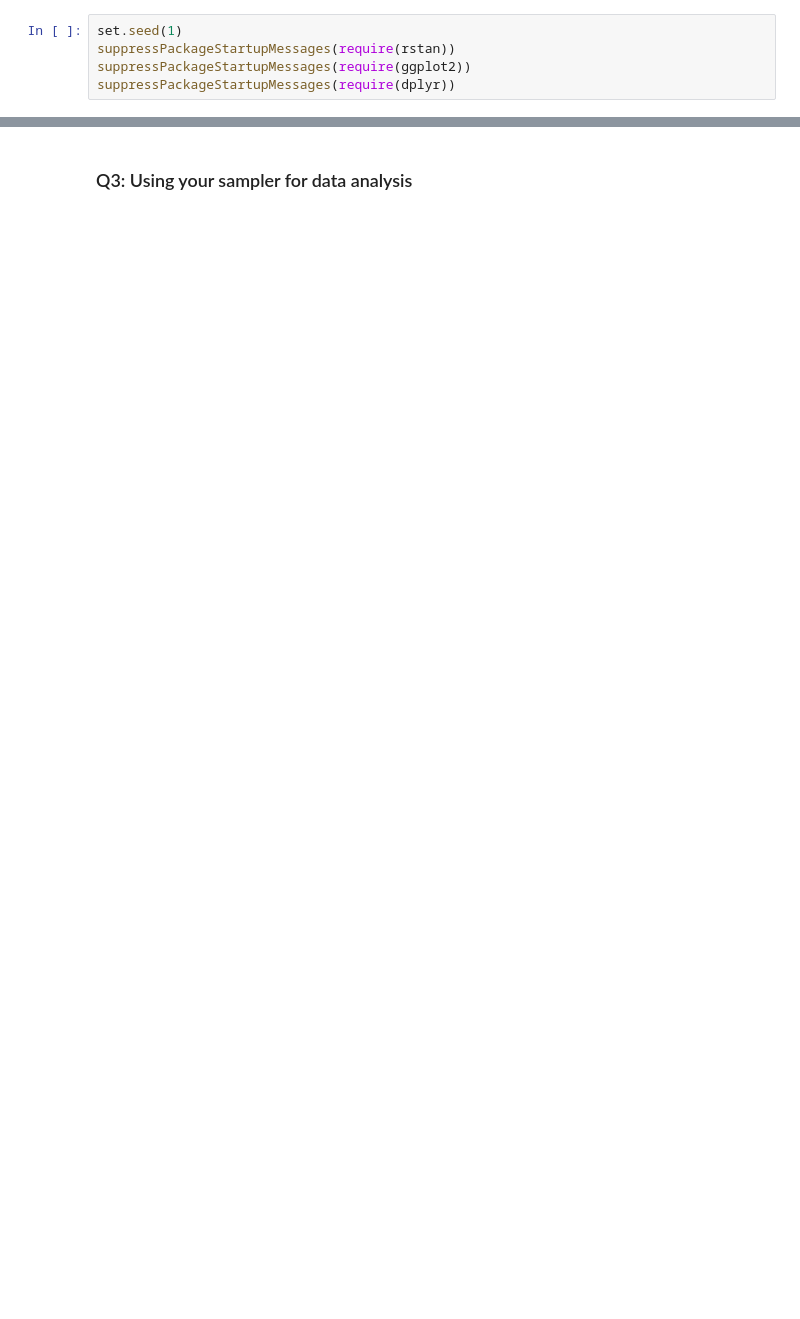
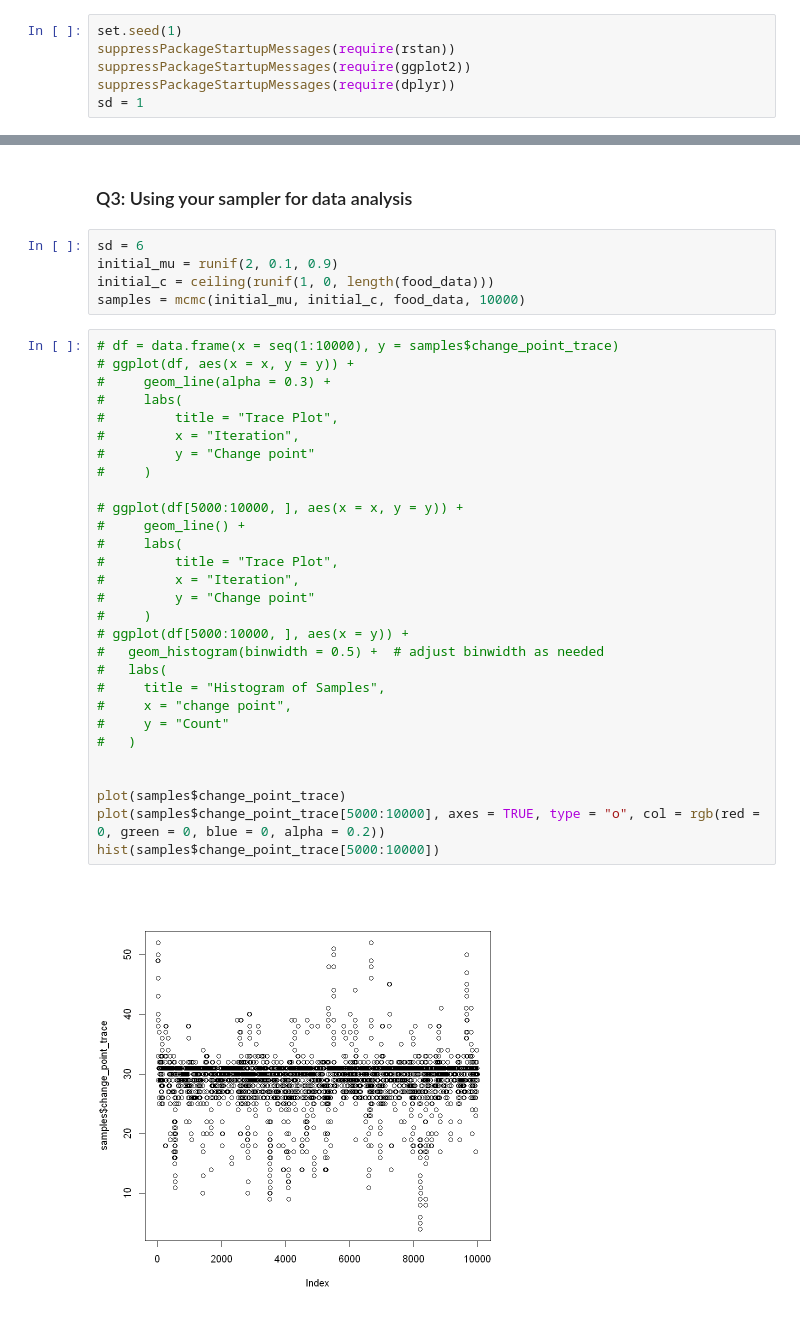
Before and after one commit to junsongt/STAT447, a Jupyter notebook: Exercise 09/exercise-9.ipynb, the cells around one changed output, grey strips where cells are left out. Saved outputs shown, nothing was run; the diff lists cells and outputs as text; blank space fills up the shorter version.

```diff
--- a/Exercise 09/exercise-9.ipynb
+++ b/Exercise 09/exercise-9.ipynb
@@ -3,6 +3,7 @@ set.seed(1)
 suppressPackageStartupMessages(require(rstan))
 suppressPackageStartupMessages(require(ggplot2))
 suppressPackageStartupMessages(require(dplyr))
+sd = 1
 # %% [markdown]
 ### Setup
 # %%
@@ -119,2 +116,38 @@ ERROR: Error in if (means[1] < 0.1 | means[2] < 0.1 | means[1] > 0.9 | means[2]
 # %% [markdown]
 ### Q3: Using your sampler for data analysis
+# %%
+sd = 6
+initial_mu = runif(2, 0.1, 0.9)
+initial_c = ceiling(runif(1, 0, length(food_data)))
+samples = mcmc(initial_mu, initial_c, food_data, 10000)
+# %%
+# df = data.frame(x = seq(1:10000), y = samples$change_point_trace)
+# ggplot(df, aes(x = x, y = y)) +
+#     geom_line(alpha = 0.3) +
+#     labs(
+#         title = "Trace Plot",
+#         x = "Iteration",
+#         y = "Change point"
+#     )
+
+# ggplot(df[5000:10000, ], aes(x = x, y = y)) +
+#     geom_line() +
+#     labs(
+#         title = "Trace Plot",
+#         x = "Iteration",
+#         y = "Change point"
+#     )
+# ggplot(df[5000:10000, ], aes(x = y)) +
+#   geom_histogram(binwidth = 0.5) +  # adjust binwidth as needed
+#   labs(
+#     title = "Histogram of Samples",
+#     x = "change point",
+#     y = "Count"
+#   )
+
+
+plot(samples$change_point_trace)
+plot(samples$change_point_trace[5000:10000], axes = TRUE, type = "o", col = rgb(red = 0, green = 0, blue = 0, alpha = 0.2))
+hist(samples$change_point_trace[5000:10000])
+# %% [output]
+[figure, added]
```
Also changed, not shown: parts of 7 cells of this notebook.
